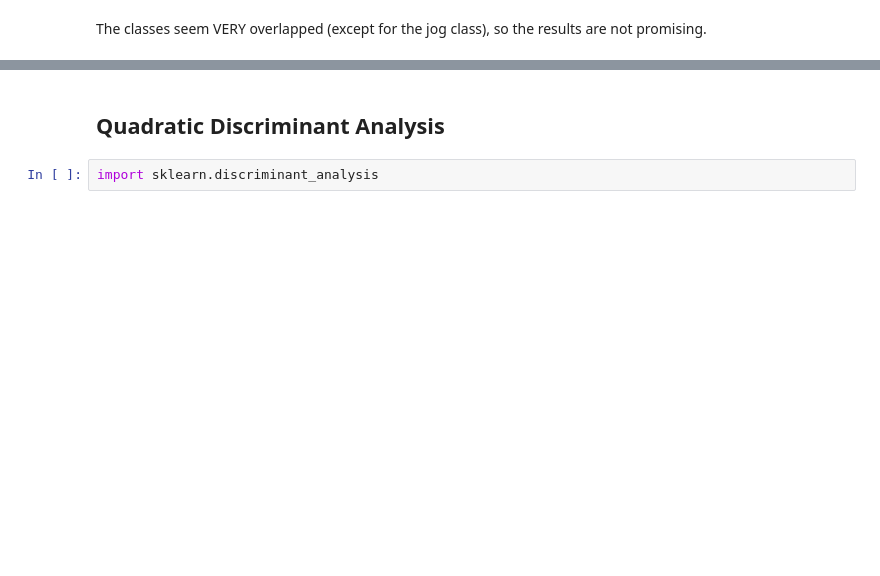
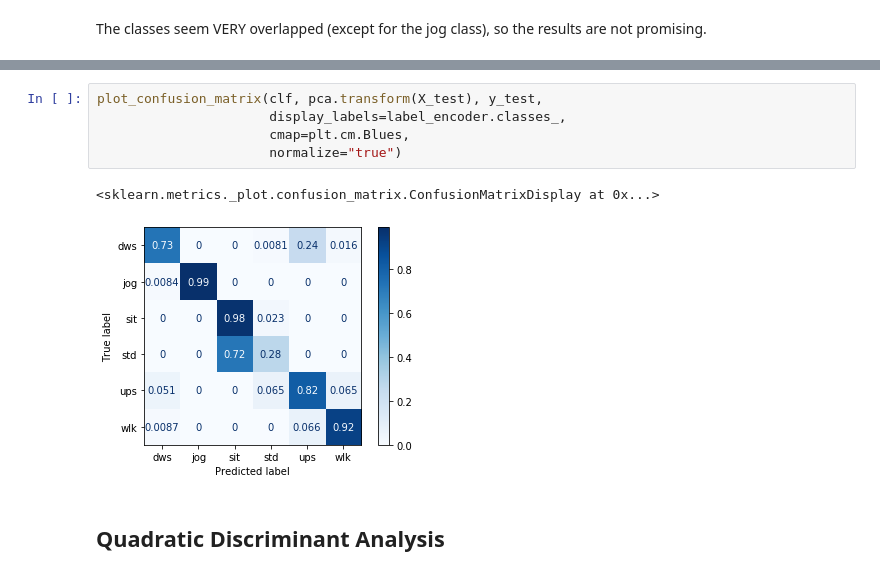
Before and after one commit to gio8tisu/HAR-timeseries-classification, a Jupyter notebook: Baseline.ipynb, the cells around one changed output, grey strips where cells are left out. Cells and saved outputs as stored; diff of their text form; blank space fills up the shorter version.

```diff
--- a/Baseline.ipynb
+++ b/Baseline.ipynb
@@ -136,6 +164,12 @@ The classes seem VERY overlapped (except for the jog class), so the results are
+# %%
+plot_confusion_matrix(clf, pca.transform(X_test), y_test,
+                      display_labels=label_encoder.classes_,
+                      cmap=plt.cm.Blues,
+                      normalize="true")
+# %% [output]
+<sklearn.metrics._plot.confusion_matrix.ConfusionMatrixDisplay at 0x...>
+[figure, added]
 # %% [markdown]
 ## Quadratic Discriminant Analysis
-# %%
-import sklearn.discriminant_analysis
 # %%
 clf = sklearn.discriminant_analysis.QuadraticDiscriminantAnalysis()
```
Also changed, not shown: parts of 29 cells of this notebook, 3 other files.
